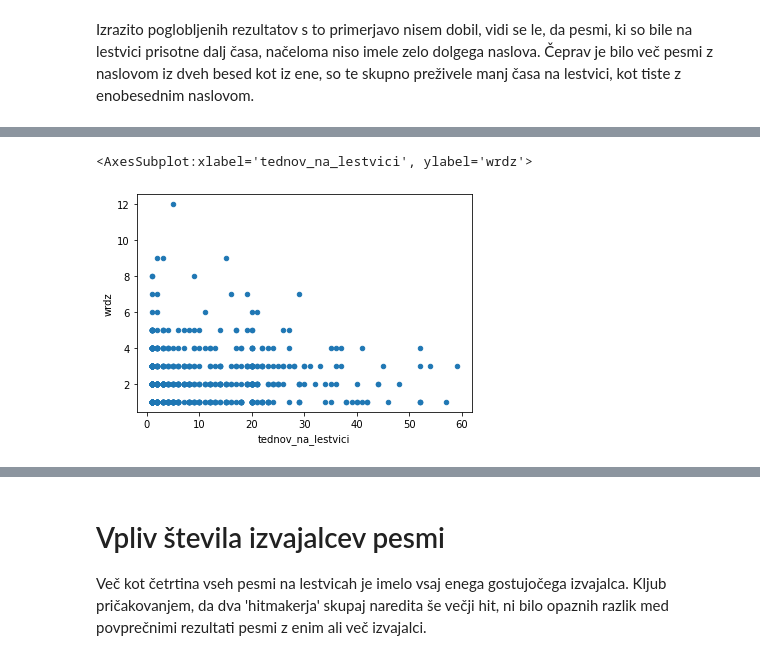
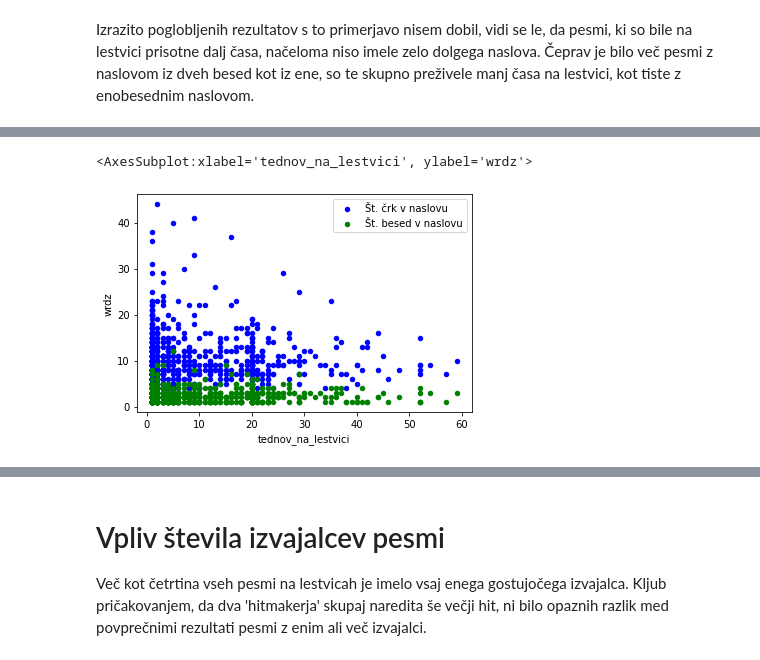
Before and after one commit to Jenzopls/Billboard, a Jupyter notebook: Analiza podatkov - Billboard 2018.ipynb, the cells around one changed output, grey strips where cells are left out. Saved outputs shown, nothing was run; the diff lists cells and outputs as text; code cells hidden in the pictures.

```diff
--- a/Analiza podatkov - Billboard 2018.ipynb
+++ b/Analiza podatkov - Billboard 2018.ipynb
@@ -85,6 +80,7 @@ pesmi.plot(x='tednov_na_lestvici',y='ltrz',kind='scatter')
-# %%
-pesmi.plot(x='tednov_na_lestvici',y='wrdz',kind='scatter')
-# %% [output]
-<AxesSubplot:xlabel='tednov_na_lestvici', ylabel='wrdz'>
-[figure, removed]
+# %%
+ax = pesmi.plot(x='tednov_na_lestvici',y='ltrz',color='Blue',kind='scatter',label='Št. črk v naslovu')
+pesmi.plot(x='tednov_na_lestvici',y='wrdz',kind='scatter',color='Green',label='Št. besed v naslovu',ax=ax)
+# %% [output]
+<AxesSubplot:xlabel='tednov_na_lestvici', ylabel='wrdz'>
+[figure, added]
 # %%
```
Also changed, not shown: parts of 10 cells of this notebook.
